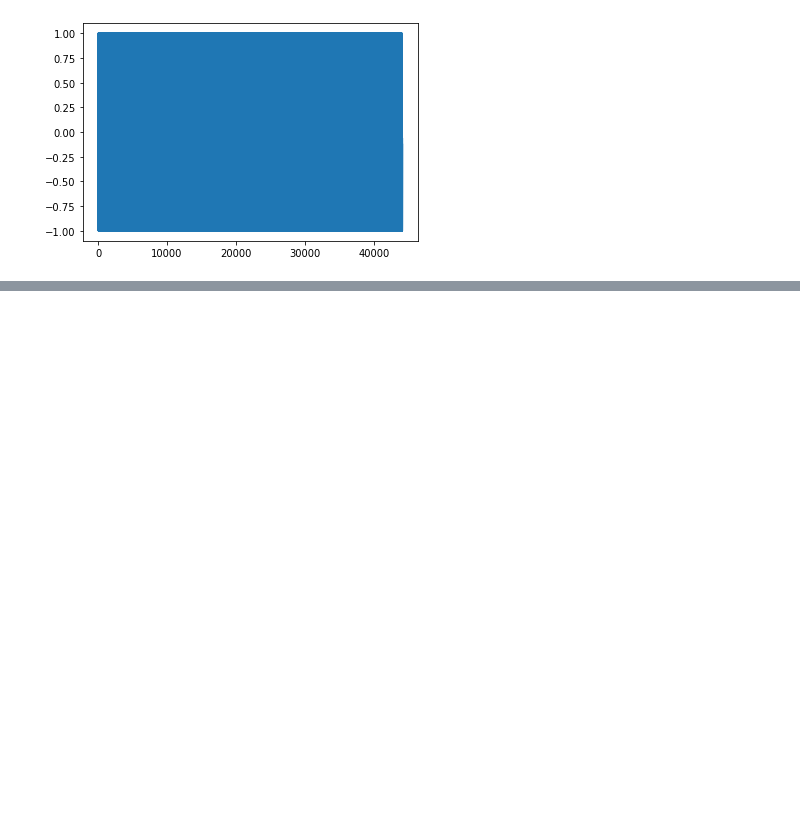
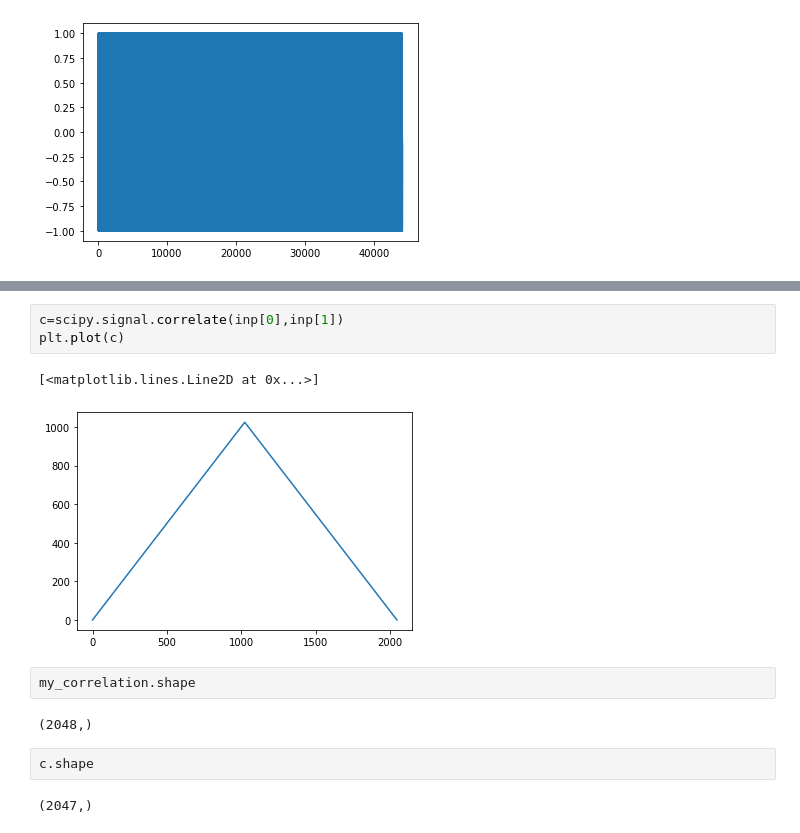
Before and after one commit to VedantKalbag/ACA-assignments, a Jupyter notebook: assignment_1/ass1.ipynb, the cells around one changed output, grey strips where cells are left out. Drawn from its saved outputs; the diff is of its cells as text; blank space fills up the shorter version.

```diff
--- a/assignment_1/ass1.ipynb
+++ b/assignment_1/ass1.ipynb
@@ -38,0 +108,14 @@ a.shape
+# %%
+c=scipy.signal.correlate(inp[0],inp[1])
+plt.plot(c)
+# %% [output]
+[<matplotlib.lines.Line2D at 0x...>]
+[figure, added]
+# %%
+my_correlation.shape
+# %% [output]
+(2048,)
+# %%
+c.shape
+# %% [output]
+(2047,)
```
Also changed, not shown: parts of 8 cells of this notebook.
